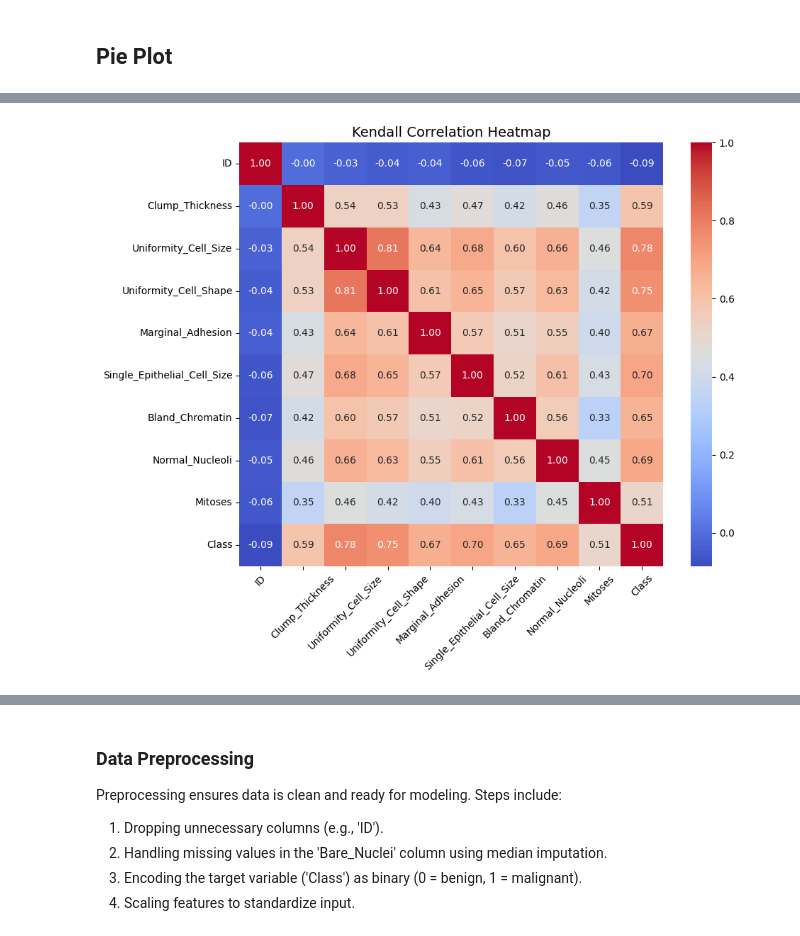
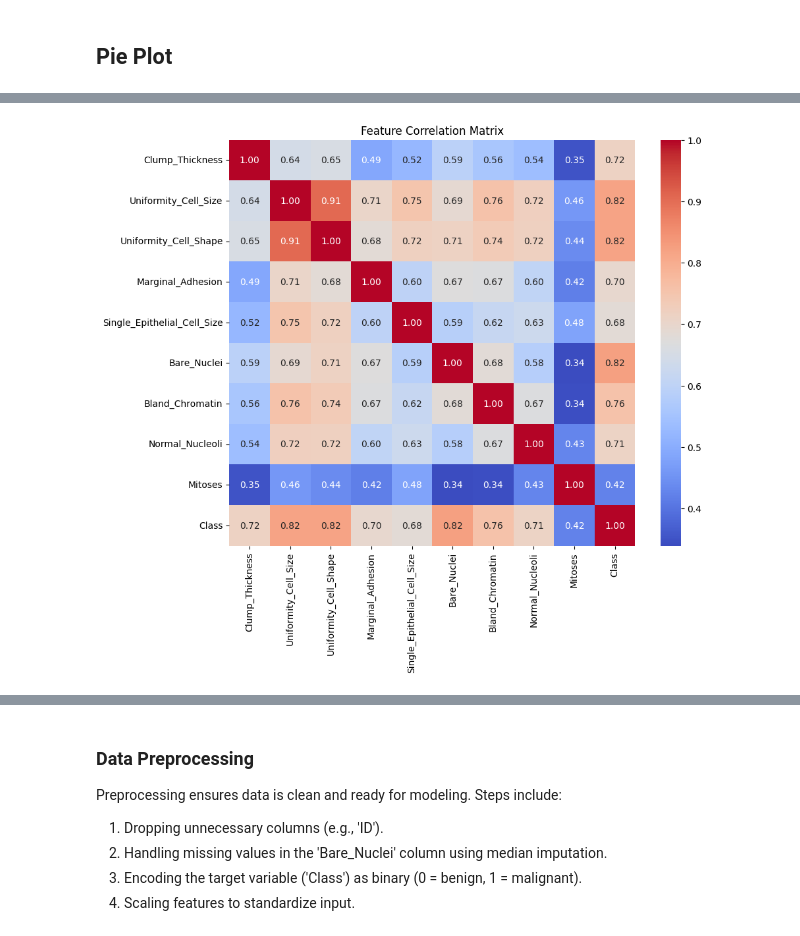
Before and after one commit to Rabia-Akhtr/Data-Science-Project-Breast_Cancer_Classification_ML, a Jupyter notebook: Data_Science_Project.ipynb, the cells around one changed output, grey strips where cells are left out. Drawn from its saved outputs; the diff is of its cells as text; code cells hidden in the pictures.

```diff
--- a/Data_Science_Project.ipynb
+++ b/Data_Science_Project.ipynb
@@ -366,29 +323,19 @@ if __name__ == "__main__":
 # %%
-def plot_correlation_heatmap(data, method='kendall', annot=True, figsize=(10, 8), cmap='coolwarm'):
+def plot_correlation_heatmap(data):
     """
-    Plots a correlation heatmap for all numerical features in the dataset.
+    Plots a heatmap of the correlation matrix for numerical features.
 
     Parameters:
         data (pd.DataFrame): The dataset containing numerical features.
-        method (str): Correlation method - 'pearson', 'kendall', or 'spearman'.
-        annot (bool): Whether to annotate each cell with the correlation coefficient.
-        figsize (tuple): Size of the heatmap figure.
-        cmap (str): Color map to use.
 
     Returns:
         None
     """
-    numeric_data = data.select_dtypes(include='number')
-    corr_matrix = numeric_data.corr(method=method)
-
-    plt.figure(figsize=figsize)
-    sns.heatmap(corr_matrix, annot=annot, fmt=".2f", cmap=cmap, square=True)
-    plt.title(f"{method.capitalize()} Correlation Heatmap", fontsize=14)
-    plt.xticks(rotation=45)
-    plt.yticks(rotation=0)
-    plt.tight_layout()
+    corr = data.corr()
+    plt.figure(figsize=(10, 8))
+    sns.heatmap(corr, annot=True, fmt=".2f", cmap="coolwarm", square=True)
+    plt.title("Feature Correlation Matrix")
     plt.show()
+plot_correlation_heatmap(data)
+# %% [output]
+[figure, added]
-# %%
-plot_correlation_heatmap(data)
-# %% [output]
-[figure, removed]
```
Also changed, not shown: parts of 6 cells of this notebook.
